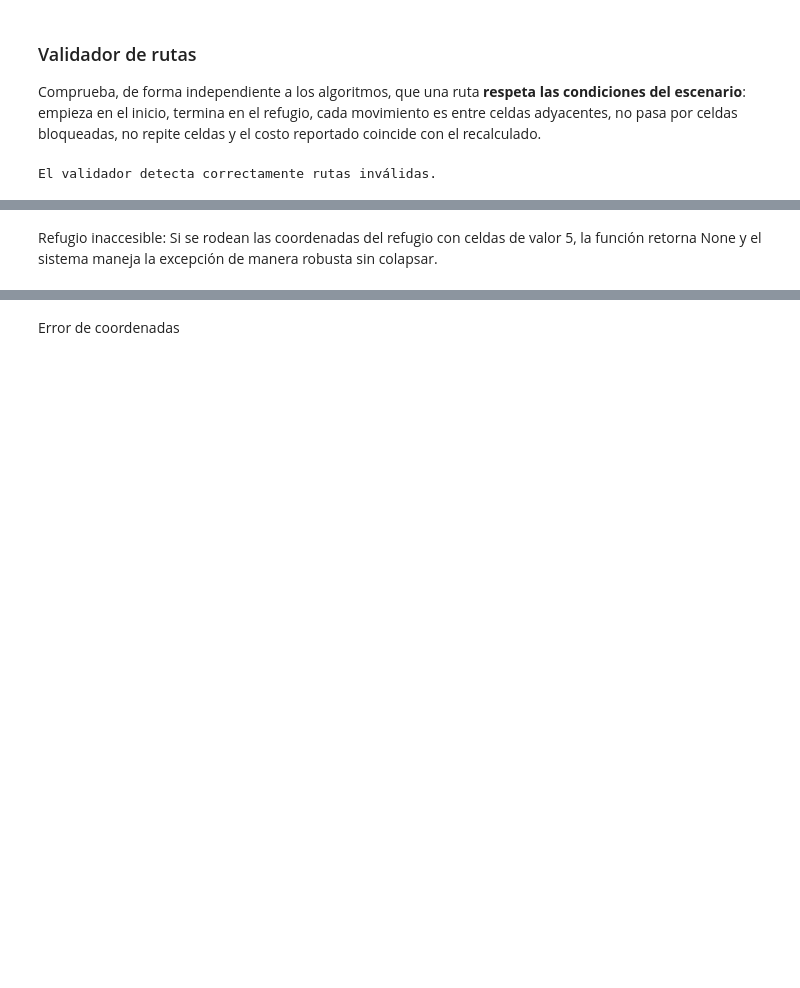
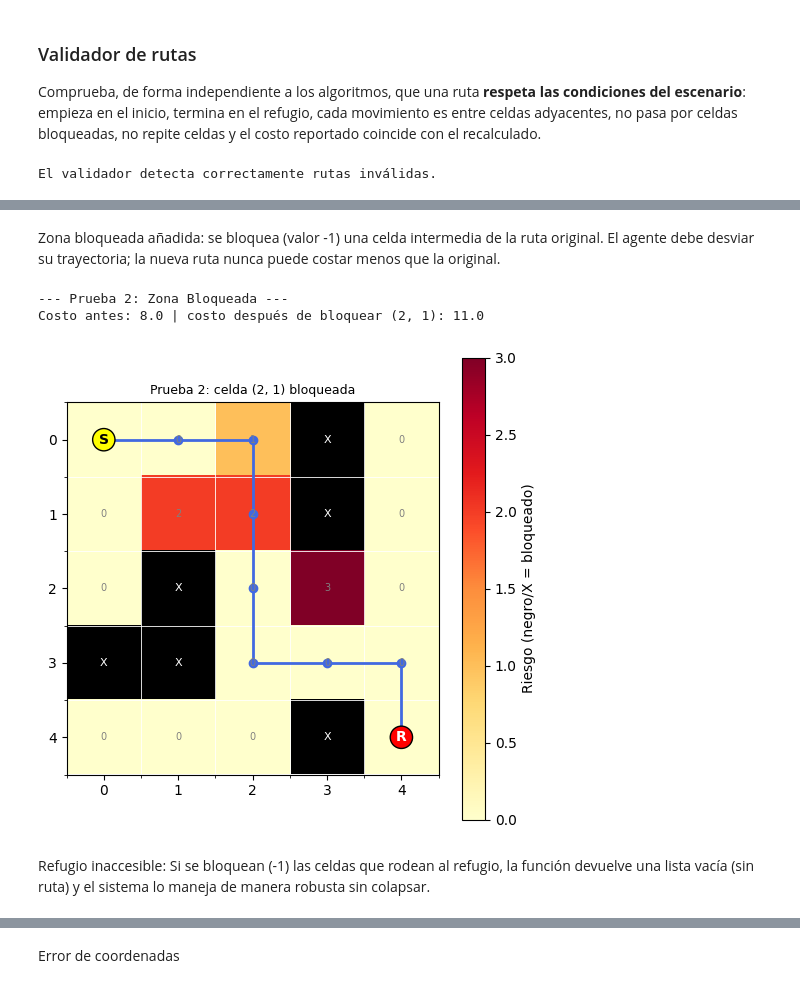
Before and after one commit to Venus108/Practica-de-Clase-2, a Jupyter notebook: Práctica_de_clase_2.ipynb, the cells around one changed output, grey strips where cells are left out. Cells and saved outputs as stored; diff of their text form; code cells hidden in the pictures; blank space fills up the shorter version.

```diff
--- a/Práctica_de_clase_2.ipynb
+++ b/Práctica_de_clase_2.ipynb
@@ -479,6 +342,29 @@ IndexError: list index out of range
+# %% [markdown]
+Zona bloqueada añadida: se bloquea (valor -1) una celda intermedia de la ruta original. El agente debe desviar su trayectoria; la nueva ruta nunca puede costar menos que la original.
+# %%
+print("--- Prueba 2: Zona Bloqueada ---")
+ruta_original = buscar_ruta_detalle(mapa_inundacion, inicio, refugio, "dijkstra")
+mapa_prueba_2 = mapa_inundacion.copy()
+
+# Bloqueamos una celda que SÍ forma parte de la ruta original y que tiene alternativa
+celda_bloqueada = (2, 1)
+assert celda_bloqueada in ruta_original["ruta"], "la celda elegida no estaba en la ruta original"
+mapa_prueba_2[celda_bloqueada] = -1
+
+res_2 = buscar_ruta_detalle(mapa_prueba_2, inicio, refugio, "dijkstra")
+ruta_2 = res_2["ruta"]
+assert res_2["encontrada"], "debería existir una ruta alternativa"
+assert celda_bloqueada not in ruta_2, "la ruta nueva usa la celda bloqueada"
+assert validar_ruta(mapa_prueba_2, ruta_2, inicio, refugio, ALPHA, res_2["costo"])[0]
+assert res_2["costo"] >= ruta_original["costo"], "bloquear no puede reducir el costo"
+print(f"Costo antes: {ruta_original['costo']} | costo después de bloquear {celda_bloqueada}: {res_2['costo']}")
+visualizar_terreno(mapa_prueba_2, ruta_2, f"Prueba 2: celda {celda_bloqueada} bloqueada")
+# %% [output]
+--- Prueba 2: Zona Bloqueada ---
+Costo antes: 8.0 | costo después de bloquear (2, 1): 11.0
+[figure, added]
 # %% [markdown]
-
-Refugio inaccesible: Si se rodean las coordenadas del refugio con celdas de valor 5, la función retorna None y el sistema maneja la excepción de manera robusta sin colapsar.
+Refugio inaccesible: Si se bloquean (-1) las celdas que rodean al refugio, la función devuelve una lista vacía (sin ruta) y el sistema lo maneja de manera robusta sin colapsar.
 # %%
 print("--- Prueba 3: Refugio Inaccesible ---")
 mapa_prueba_3 = mapa_inundacion.copy()
```
Also changed, not shown: parts of 15 cells of this notebook.
